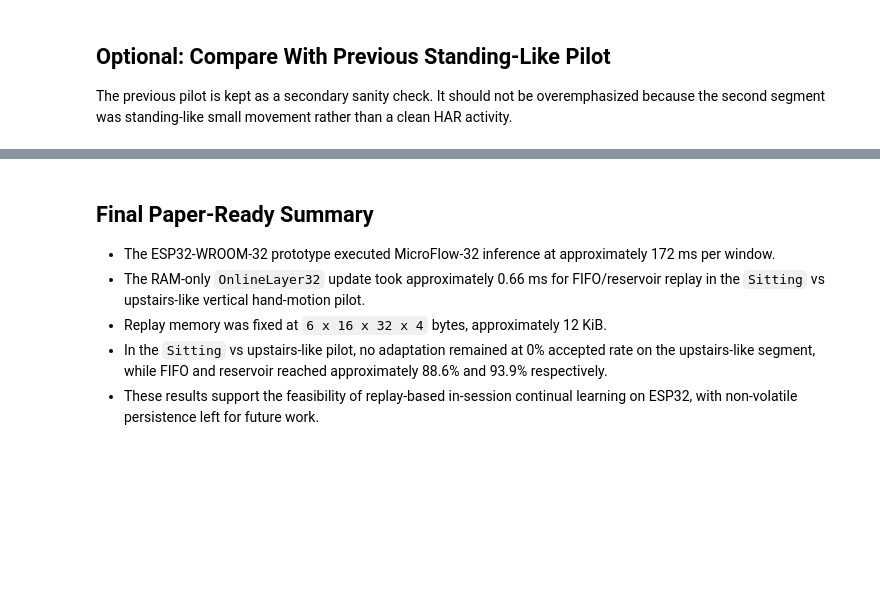
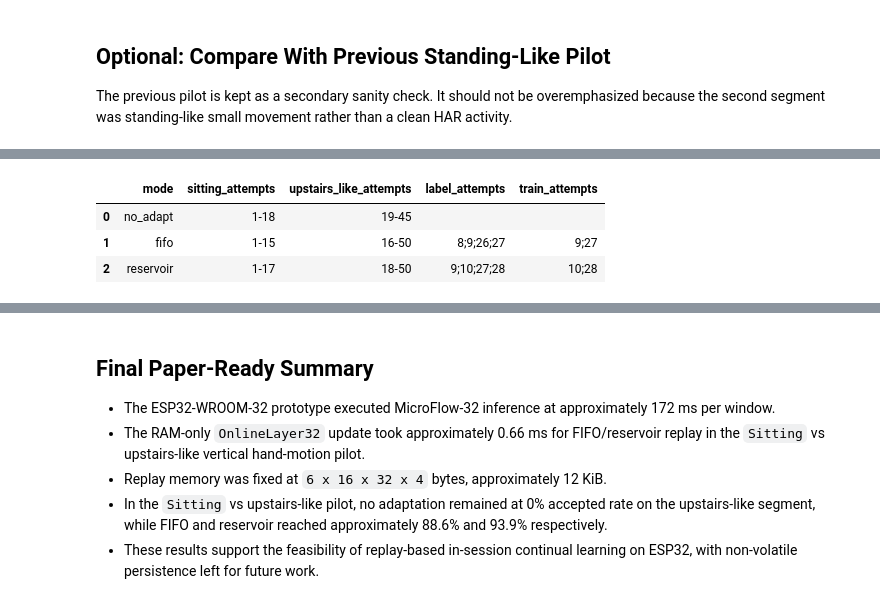
Before and after one commit to loo00r/esp32_cl_har, a Jupyter notebook: notebooks/paper_results_analysis.ipynb, the cells around one changed output, grey strips where cells are left out. Saved outputs shown, nothing was run; the diff lists cells and outputs as text; code cells hidden in the pictures; blank space fills up the shorter version.

```diff
--- a/notebooks/paper_results_analysis.ipynb
+++ b/notebooks/paper_results_analysis.ipynb
@@ -338,0 +479,71 @@ pilot_comparison_compact
+# %%
+SIT_UP_RUN_FILES = {
+    "no_adapt": {
+        "pred": ROOT / "logs" / "parsed" / "pilot_sit_up" / "no_adapt" / "sit_up_no_adapt_2026-05-09_pred.csv",
+        "label": ROOT / "logs" / "parsed" / "pilot_sit_up" / "no_adapt" / "sit_up_no_adapt_2026-05-09_label.csv",
+        "train": ROOT / "logs" / "parsed" / "pilot_sit_up" / "no_adapt" / "sit_up_no_adapt_2026-05-09_train.csv",
+    },
+    "fifo": {
+        "pred": ROOT / "logs" / "parsed" / "pilot_sit_up" / "fifo" / "sit_up_fifo_2026-05-09_pred.csv",
+        "label": ROOT / "logs" / "parsed" / "pilot_sit_up" / "fifo" / "sit_up_fifo_2026-05-09_label.csv",
+        "train": ROOT / "logs" / "parsed" / "pilot_sit_up" / "fifo" / "sit_up_fifo_2026-05-09_train.csv",
+    },
+    "reservoir": {
+        "pred": ROOT / "logs" / "parsed" / "pilot_sit_up" / "reservoir" / "sit_up_reservoir_2026-05-09_pred.csv",
+        "label": ROOT / "logs" / "parsed" / "pilot_sit_up" / "reservoir" / "sit_up_reservoir_2026-05-09_label.csv",
+        "train": ROOT / "logs" / "parsed" / "pilot_sit_up" / "reservoir" / "sit_up_reservoir_2026-05-09_train.csv",
+    },
+}
+
+CLASS_ORDER = ["Walking", "Jogging", "Upstairs", "Downstairs", "Sitting", "Standing"]
+CLASS_TO_ID = {name: idx for idx, name in enumerate(CLASS_ORDER)}
+
+def load_optional_csv(path: Path) -> pd.DataFrame:
+    if not path.exists():
+        return pd.DataFrame()
+    return pd.read_csv(path)
+
+attempt_data = {}
+for mode, files in SIT_UP_RUN_FILES.items():
+    pred = load_optional_csv(files["pred"])
+    label = load_optional_csv(files["label"])
+    train = load_optional_csv(files["train"])
+    if not pred.empty:
+        pred["attempt"] = pd.to_numeric(pred["attempt"], errors="coerce")
+        pred["conf"] = pd.to_numeric(pred["conf"], errors="coerce")
+        pred["class_id"] = pred["label"].map(CLASS_TO_ID)
+    if not label.empty:
+        label["attempt"] = pd.to_numeric(label["attempt"], errors="coerce")
+    if not train.empty:
+        train["attempt"] = pd.to_numeric(train["attempt"], errors="coerce")
+        train["step"] = pd.to_numeric(train["step"], errors="coerce")
+    attempt_data[mode] = {"pred": pred, "label": label, "train": train}
+
+segment_ranges = {
+    (row["mode"], row["segment"]): (int(row["attempt_start"]), int(row["attempt_end"]))
+    for _, row in sit_up_segment_eval.iterrows()
+}
+
+summary_rows = []
+for mode in MODE_ORDER:
+    data = attempt_data[mode]
+    train_attempts = [] if data["train"].empty else [int(x) for x in data["train"]["attempt"].dropna().tolist()]
+    label_attempts = [] if data["label"].empty else sorted({int(x) for x in data["label"]["attempt"].dropna().tolist()})
+    sitting = segment_ranges.get((mode, "sitting"), (None, None))
+    upstairs = segment_ranges.get((mode, "upstairs_like"), (None, None))
+    summary_rows.append({
+        "mode": mode,
+        "sitting_attempts": f"{sitting[0]}-{sitting[1]}",
+        "upstairs_like_attempts": f"{upstairs[0]}-{upstairs[1]}",
+        "label_attempts": ";".join(map(str, label_attempts)),
+        "train_attempts": ";".join(map(str, train_attempts)),
+    })
+
+attempt_event_summary = pd.DataFrame(summary_rows)
+attempt_event_summary.to_csv(TABLE_DIR / "table_attempt_level_events_sit_up.csv", index=False)
+attempt_event_summary
+# %% [output]
+|  | mode | sitting_attempts | upstairs_like_attempts | label_attempts | train_attempts |
+| 0 | no_adapt | 1-18 | 19-45 |  |  |
+| 1 | fifo | 1-15 | 16-50 | 8;9;26;27 | 9;27 |
+| 2 | reservoir | 1-17 | 18-50 | 9;10;27;28 | 10;28 |
```
Also changed, not shown: parts of 21 cells of this notebook, 15 other files.
